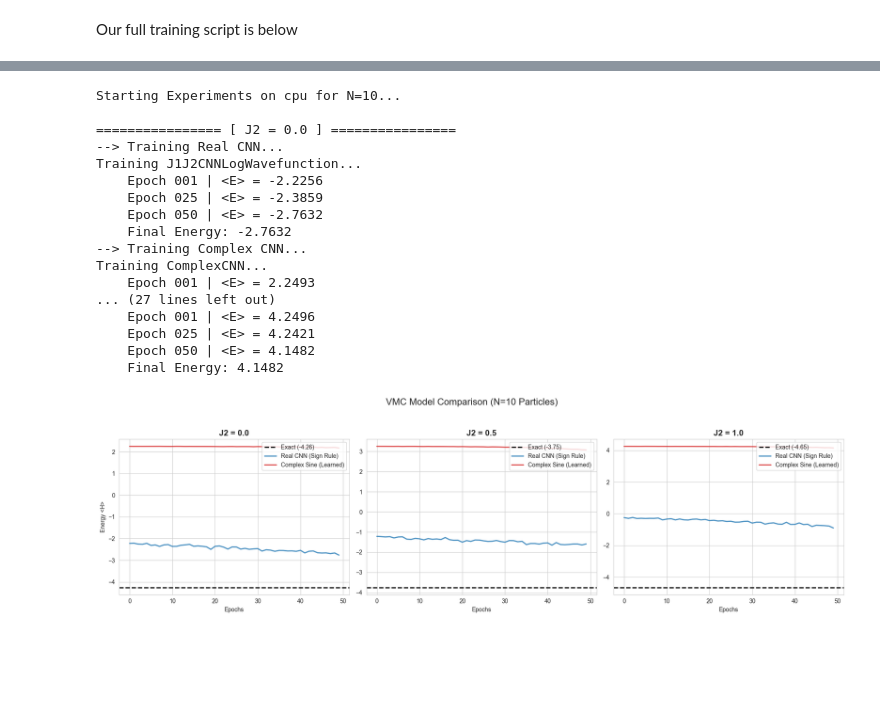
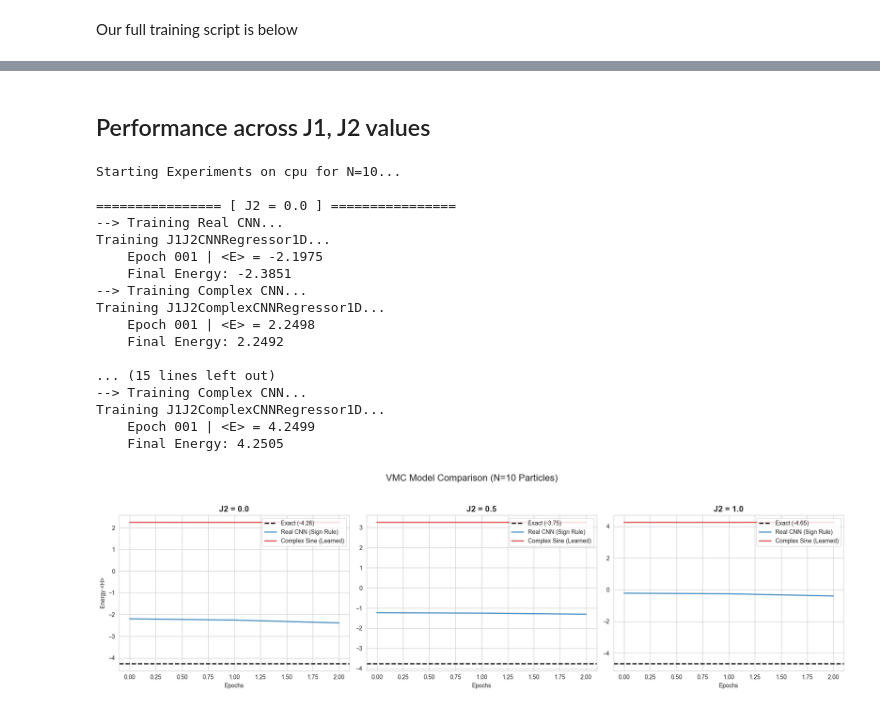
Before and after one commit to SebastianSeljak/j1j2model, a Jupyter notebook: run_unsupervised.ipynb, the cells around one changed output, grey strips where cells are left out. Saved outputs shown, nothing was run; the diff lists cells and outputs as text; code cells hidden in the pictures; blank space fills up the shorter version.

```diff
--- a/run_unsupervised.ipynb
+++ b/run_unsupervised.ipynb
@@ -125,66 +124,81 @@ Plot saved to vmc_comparison_robust.png
+# %% [markdown]
+## Performance across J1, J2 values
 # %%
 def main():
-    config = {
+    config_cnn = {
         'n_spins': 10,  # Fixed at 10
         'J1': 1.0,
-        'lr': 0.0005,
-        'n_epochs': 50,
-        'batch_size': 1024,
-        'mcmc_steps': 20,
-        'depth_1': 32,
-        'depth_2': 64,
+        'lr': 0.001,
+        'n_epochs': 3,
+        'batch_size': 512,
+        'mcmc_steps': 10,
+        'depth_1': 16,
+        'depth_2': 32,
+        'kernel_size': 3,
+        'device': torch.device("cuda" if torch.cuda.is_available() else "cpu")
+    }
+
+    config_complex = {
+        'n_spins': 10,
+        'J1': 1.0,
+        'lr': 0.001,
+        'n_epochs': 3,
+        'batch_size': 512,
+        'mcmc_steps': 10,
+        'depth_1': 16,
+        'depth_2': 32,
         'kernel_size': 3,
         'device': torch.device("cuda" if torch.cuda.is_available() else "cpu")
     }
 
     J2_list = [0.0, 0.5, 1.0]
     results_store = {}
 
-    print(f"Starting Experiments on {config['device']} for N={config['n_spins']}...")
+    print(f"Starting Experiments on {config_cnn['device']} for N={config_cnn['n_spins']}...")
 
     for J2 in J2_list:
         print(f"\n================ [ J2 = {J2} ] ================")
 
         # 1. Get Baseline
-        exact_E = QuantumJ1J2Solver(config['n_spins'], config['J1'], J2).ground_state_energy
+        exact_E = QuantumJ1J2Solver(config_cnn['n_spins'], config_cnn['J1'], J2).ground_state_energy
 
         # 2. Train Real CNN (With Sign Rule)
-        # print("--> Training Real CNN...")
-        # cnn_hist, _ = train_vmc_model(J1J2CNNLogWavefunction, compute_local_energy_log, J2, config)
-        # print(f"    Final Energy: {cnn_hist[-1]:.4f}")
+        print("--> Training Real CNN...")
+        cnn_hist, _ = train_vmc_model(CNN, compute_local_energy_log, J2, config_cnn)
+        print(f"    Final Energy: {cnn_hist[-1]:.4f}")
 
         # 3. Train Complex Sine (Learned Phase)
         print("--> Training Complex CNN...")
-        sine_hist, _ = train_vmc_model(ComplexCNN, compute_energy_complex_robust, J2, config)
-        print(f"    Final Energy: {sine_hist[-1]:.4f}")
+        complex_hist, _ = train_vmc_model(ComplexCNN, compute_energy_complex_robust, J2, config_complex)
+        print(f"    Final Energy: {complex_hist[-1]:.4f}")
 
         results_store[J2] = {
             'exact': exact_E,
-            # 'cnn': cnn_hist,
-            'complexcnn': sine_hist
+            'cnn': cnn_hist,
+            'complexcnn': complex_hist
         }
 
     # 4. Generate Plot
-    plot_j2_comparison(results_store, config['n_spins'])
+    plot_j2_comparison(results_store, config_cnn['n_spins'])
 
 if __name__ == "__main__":
     main()
 # %% [output]
 Starting Experiments on cpu for N=10...
 
 ================ [ J2 = 0.0 ] ================
 --> Training Real CNN...
-Training J1J2CNNLogWavefunction...
-    Epoch 001 | <E> = -2.2256
-    Epoch 025 | <E> = -2.3859
-    Epoch 050 | <E> = -2.7632
-    Final Energy: -2.7632
+Training J1J2CNNRegressor1D...
+    Epoch 001 | <E> = -2.1975
+    Final Energy: -2.3851
 --> Training Complex CNN...
-Training ComplexCNN...
-    Epoch 001 | <E> = 2.2493
-... (27 lines left out)
-    Epoch 001 | <E> = 4.2496
-    Epoch 025 | <E> = 4.2421
-    Epoch 050 | <E> = 4.1482
-    Final Energy: 4.1482
+Training J1J2ComplexCNNRegressor1D...
+    Epoch 001 | <E> = 2.2498
+    Final Energy: 2.2492
+
+... (15 lines left out)
+--> Training Complex CNN...
+Training J1J2ComplexCNNRegressor1D...
+    Epoch 001 | <E> = 4.2499
+    Final Energy: 4.2505
-[figure, old version]
+[figure, new version]
```
Also changed, not shown: parts of 4 cells of this notebook.
